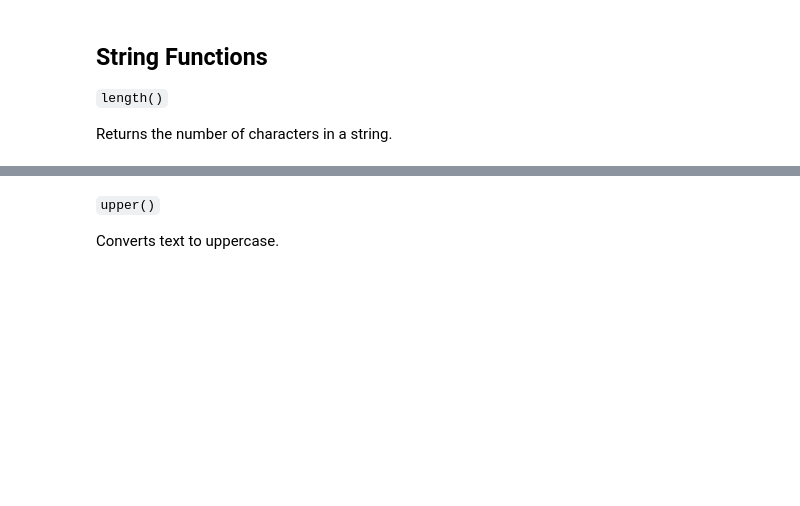
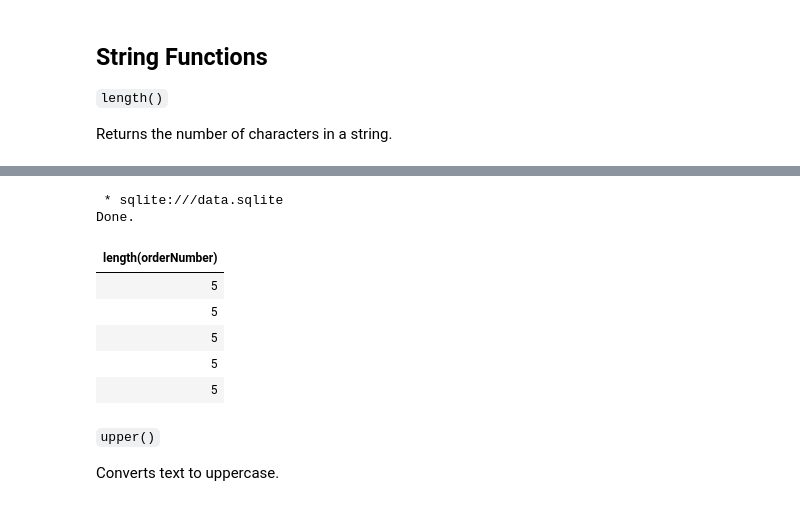
Before and after one commit to karusamuel/intro_to_sql, a Jupyter notebook: index.ipynb, the cells around one changed output, grey strips where cells are left out. Saved outputs shown, nothing was run; the diff lists cells and outputs as text; code cells hidden in the pictures; blank space fills up the shorter version.

```diff
--- a/index.ipynb
+++ b/index.ipynb
@@ -477,3 +477,15 @@ Done.
+# %%
+%%sql
+SELECT length(orderNumber) FROM orders LIMIT 5
+# %% [output]
+ * sqlite:///data.sqlite
+Done.
+| length(orderNumber) |
+| 5 |
+| 5 |
+| 5 |
+| 5 |
+| 5 |
 # %% [markdown]
 `upper()`
 
```
Also changed, not shown: parts of 5 cells of this notebook, 1 other file.
